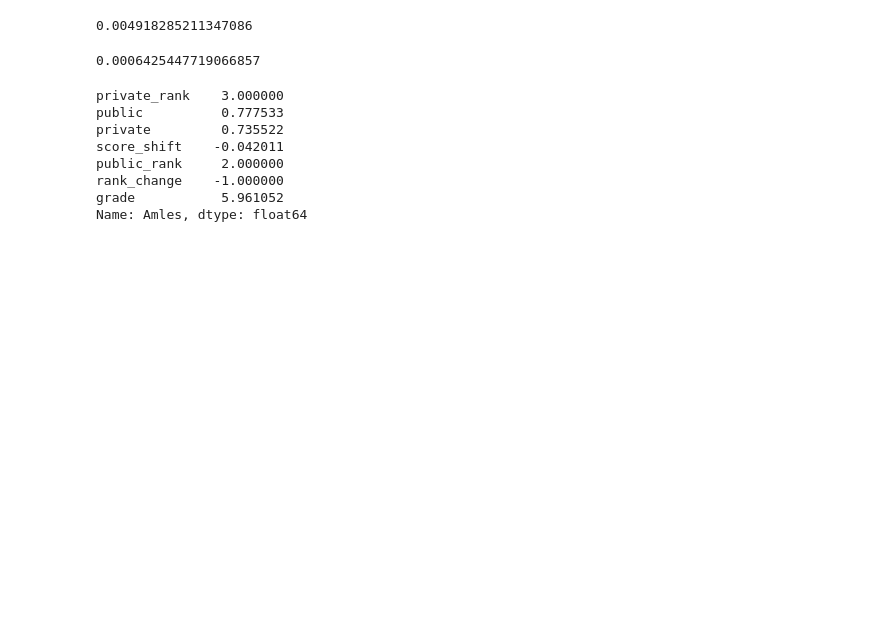
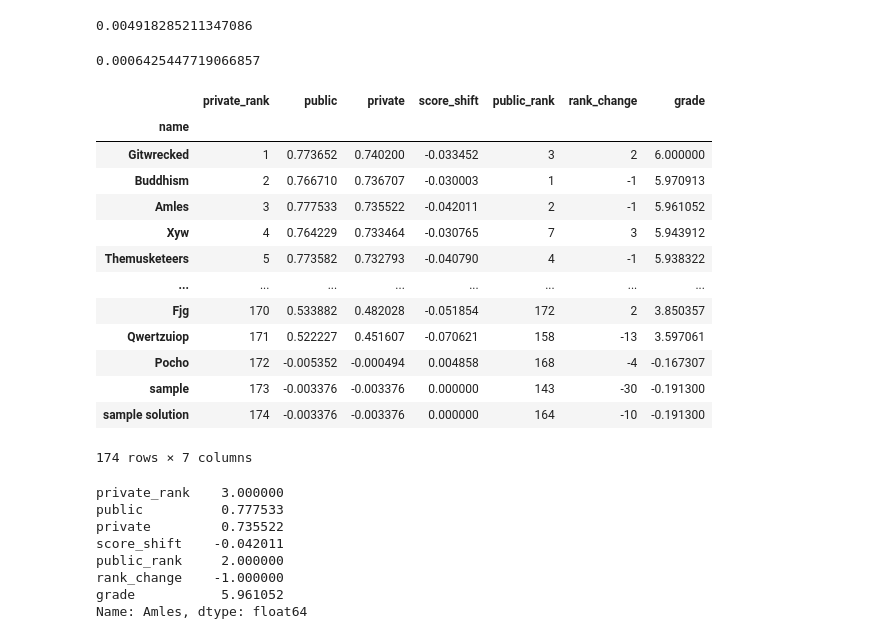
Before and after one commit to HeathArhturLouis/score_analysis, a Jupyter notebook: score_analysis.ipynb, the cells around one changed output. Saved outputs shown, nothing was run; the diff lists cells and outputs as text; code cells hidden in the pictures; blank space fills up the shorter version.

```diff
--- a/score_analysis.ipynb
+++ b/score_analysis.ipynb
@@ -200,6 +204,23 @@ df['private_rank'].corr(pd.Series([np.absolute(a) for a in score_shifts]))
 0.0006425447719066857
 # %%
 team_stats = df.set_index('name')
+# %%
+team_stats
+# %% [output]
+|  | private_rank | public | private | score_shift | public_rank | rank_change | grade |
+| name |  |  |  |  |  |  |  |
+| Gitwrecked | 1 | 0.773652 | 0.740200 | -0.033452 | 3 | 2 | 6.000000 |
+| Buddhism | 2 | 0.766710 | 0.736707 | -0.030003 | 1 | -1 | 5.970913 |
+| Amles | 3 | 0.777533 | 0.735522 | -0.042011 | 2 | -1 | 5.961052 |
+| Xyw | 4 | 0.764229 | 0.733464 | -0.030765 | 7 | 3 | 5.943912 |
+| Themusketeers | 5 | 0.773582 | 0.732793 | -0.040790 | 4 | -1 | 5.938322 |
+| ... | ... | ... | ... | ... | ... | ... | ... |
+| Fjg | 170 | 0.533882 | 0.482028 | -0.051854 | 172 | 2 | 3.850357 |
+| Qwertzuiop | 171 | 0.522227 | 0.451607 | -0.070621 | 158 | -13 | 3.597061 |
+| Pocho | 172 | -0.005352 | -0.000494 | 0.004858 | 168 | -4 | -0.167307 |
+| sample | 173 | -0.003376 | -0.003376 | 0.000000 | 143 | -30 | -0.191300 |
+| sample solution | 174 | -0.003376 | -0.003376 | 0.000000 | 164 | -10 | -0.191300 |
+174 rows × 7 columns
 # %%
 team_stats.loc['Amles']
 # %% [output]
```
Also changed, not shown: parts of 2 cells of this notebook.
